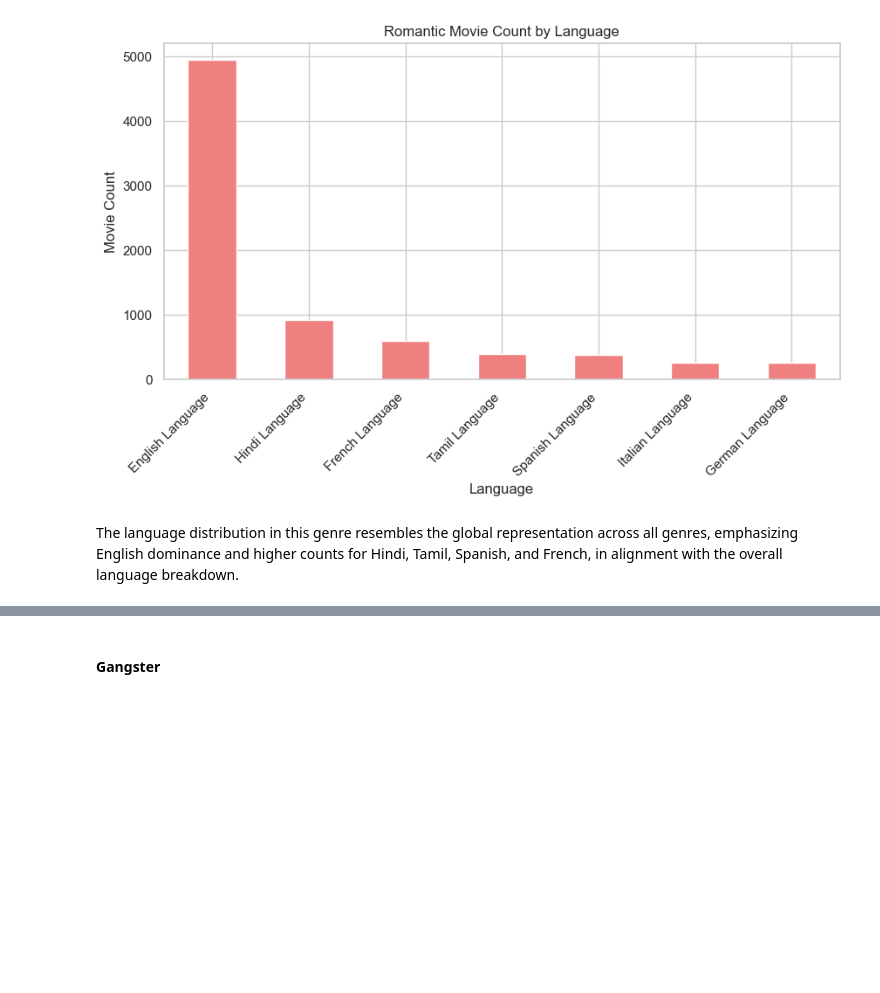
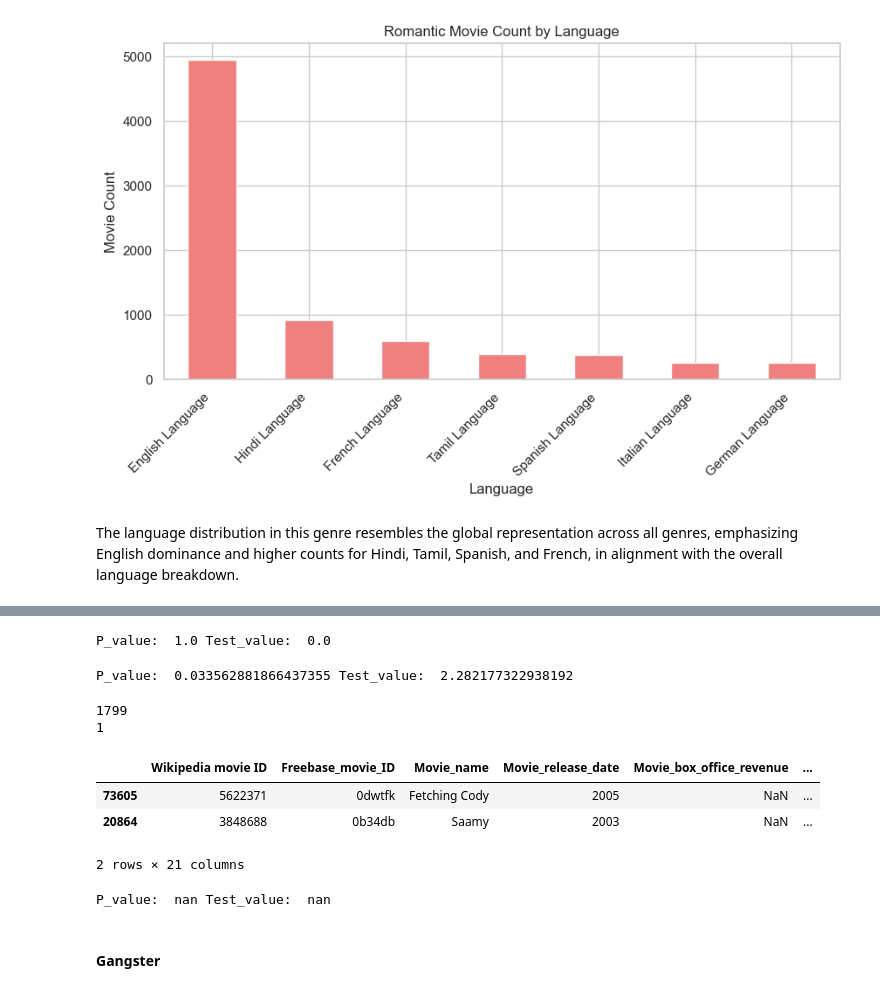
Before and after one commit to epfl-ada/ada-2023-project-pandalysts, a Jupyter notebook: P2.ipynb, the cells around one changed output, grey strips where cells are left out. Saved outputs shown, nothing was run; the diff lists cells and outputs as text; code cells hidden in the pictures; blank space fills up the shorter version.

```diff
--- a/P2.ipynb
+++ b/P2.ipynb
@@ -1040,0 +1913,12 @@ The language distribution in this genre resembles the global representation acro
+# %%
+G = nx.Graph()
+
+for control_id, control_row in control_df.iterrows():
+    for treatment_id, treatment_row in treatment_df.iterrows():
+
+        # Adds an edge only if the individuals have the same race
+        if abs(control_row['budget'] - treatment_row['budget']) / ((control_row['budget'] + treatment_row['budget']) / 2) * 100 < 20:
+
+            G.add_edges_from([(control_id, treatment_id)])
+
+matching = nx.max_weight_matching(G)
@@ -1040,0 +1933,8 @@ The language distribution in this genre resembles the global representation acro
+# %%
+from scipy.stats import ttest_ind
+# Perform t-test on 'is_romance' for treatment and control groups
+t_stat, p_val = ttest_ind(balanced_df[balanced_df['is_french_present'] == 1]['is_romance'],
+                          balanced_df[balanced_df['is_french_present'] == 0]['is_romance'])
+print("P_value: ", p_val, "Test_value: ", t_stat )
+# %% [output]
+P_value:  1.0 Test_value:  0.0
@@ -1041,3 +1971,58 @@ The language distribution in this genre resembles the global representation acro
+# %%
+from scipy.stats import ttest_ind
+# Perform t-test on 'is_romance' for treatment and control groups
+t_stat, p_val = ttest_ind(balanced_df[balanced_df['is_hindi_present'] == 1]['is_romance'],
+                          balanced_df[balanced_df['is_hindi_present'] == 0]['is_romance'])
+print("P_value: ", p_val, "Test_value: ", t_stat )
+# %% [output]
+P_value:  0.033562881866437355 Test_value:  2.282177322938192
+# %%
+# Encore: Tamil
+
+df_tamil = df_q4.copy(deep=True)
+
+# to comment or not to comment, thats the question
+# df_tamil = df_tamil[df_tamil['Movie_languages_clean'].apply(lambda x: 'English Language' not in x)]
+
+df_tamil['is_romance'] = df_tamil['Movie_genres_clean'].apply(lambda x: 'Romance Film' in x or 'Romantic drama' in x)
+df_tamil['is_tamil_present'] = df_tamil['Movie_languages_clean'].apply(lambda x: 'Tamil Language' in x)
+
+treatment_df = df_tamil[df_tamil['is_tamil_present'] == 1]
+control_df = df_tamil[df_tamil['is_tamil_present'] == 0]
+print(len(treatment_df))
+control_df = control_df[control_df['budget'] > 0]
+treatment_df = treatment_df[treatment_df['budget'] > 0]
+print(len(treatment_df))
+# %% [output]
+1799
+1
+# %%
+G = nx.Graph()
+
+for control_id, control_row in control_df.iterrows():
+    for treatment_id, treatment_row in treatment_df.iterrows():
+
+        # Adds an edge only if the individuals have the same race
+        if abs(control_row['budget'] - treatment_row['budget']) / ((control_row['budget'] + treatment_row['budget']) / 2) * 100 < 20:
+
+            G.add_edges_from([(control_id, treatment_id)])
+
+matching = nx.max_weight_matching(G)
+
+matched = [i[0] for i in list(matching)] + [i[1] for i in list(matching)]
+balanced_df = df_tamil.loc[matched]
+display(balanced_df)
+# %% [output]
+|  | Wikipedia movie ID | Freebase_movie_ID | Movie_name | Movie_release_date | Movie_box_office_revenue | ... |
+| 73605 | 5622371 | 0dwtfk | Fetching Cody | 2005 | NaN | ... |
+| 20864 | 3848688 | 0b34db | Saamy | 2003 | NaN | ... |
+2 rows × 21 columns
+# %%
+t_stat, p_val = ttest_ind(balanced_df[balanced_df['is_tamil_present'] == 1]['is_romance'],
+                          balanced_df[balanced_df['is_tamil_present'] == 0]['is_romance'])
+print("P_value: ", p_val, "Test_value: ", t_stat )
+# %% [output]
+P_value:  nan Test_value:  nan
 # %% [markdown]
 #### Gangster
 # %%
```
Also changed, not shown: parts of 58 cells of this notebook.
